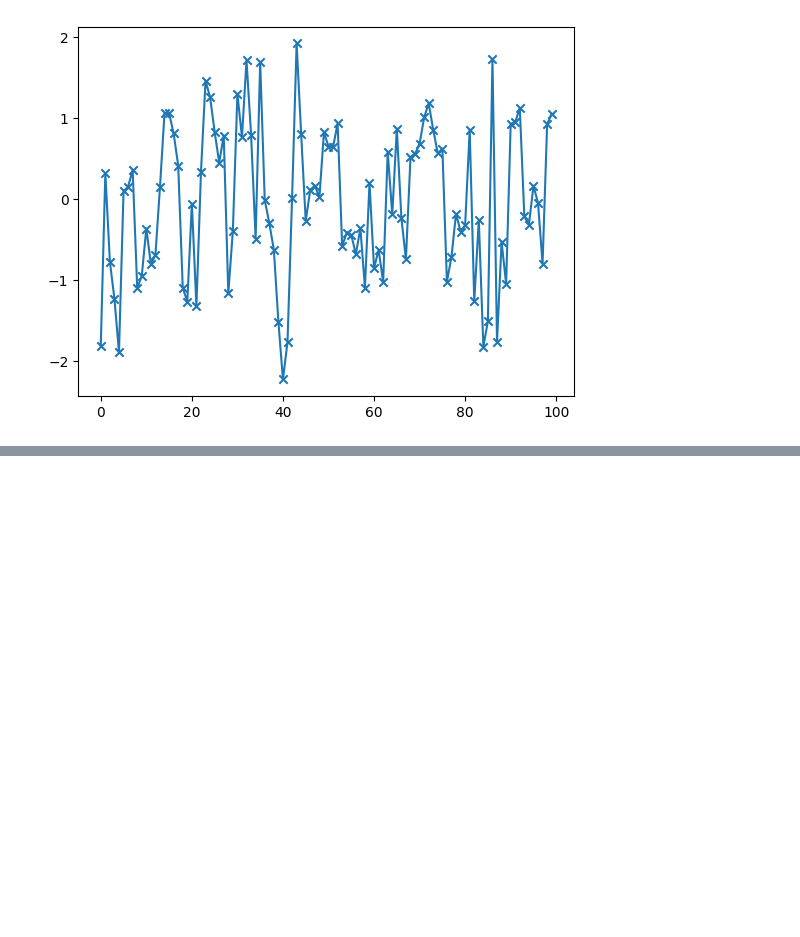
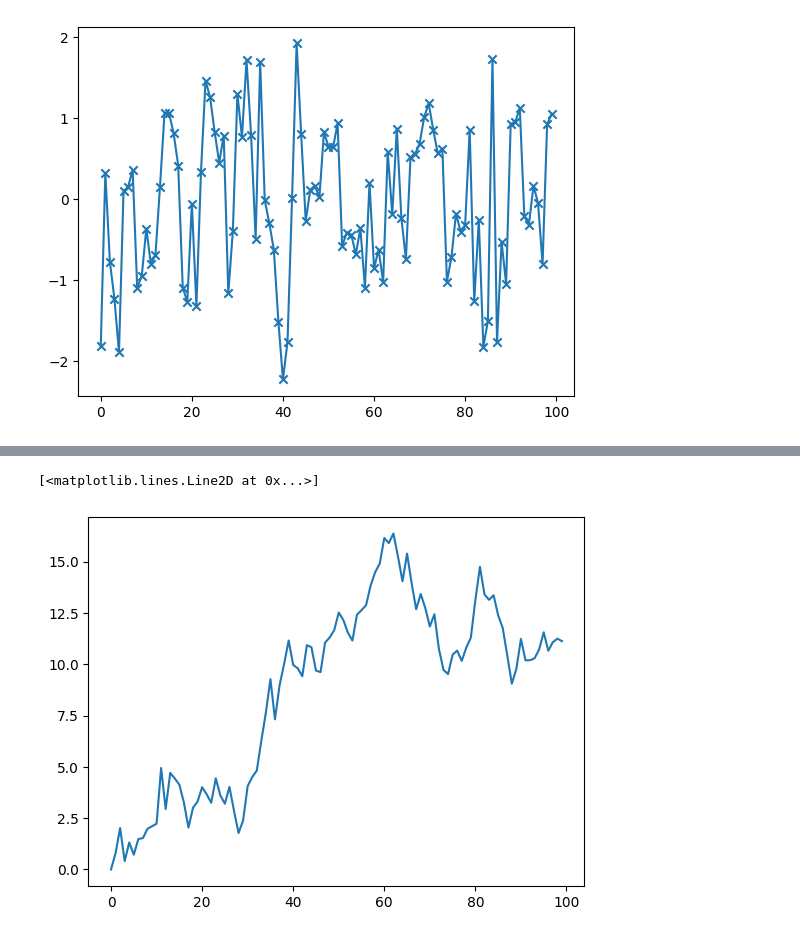
Before and after one commit to AugustinCablant/Statistics-and-Probability, a Jupyter notebook: TD_time_series.ipynb, the cells around one changed output, grey strips where cells are left out. Drawn from its saved outputs; the diff is of its cells as text; code cells hidden in the pictures; blank space fills up the shorter version.

```diff
--- a/TD_time_series.ipynb
+++ b/TD_time_series.ipynb
@@ -56,0 +69,13 @@ plt.scatter(range(100), X, marker = 'x')
+# %%
+# Random Walk avec trend
+def RW_trend(a,b,taille=100):
+    X = [a]
+    WN = np.random.normal(0,1,size=taille)
+    for i in range(1,taille):
+        X.append(X[i-1] + b + WN[i])
+    return X
+X = RW_trend(0, 0.1)
+plt.plot(range(100), X)
+# %% [output]
+[<matplotlib.lines.Line2D at 0x...>]
+[figure, added]
```
Also changed, not shown: parts of 2 cells of this notebook.
